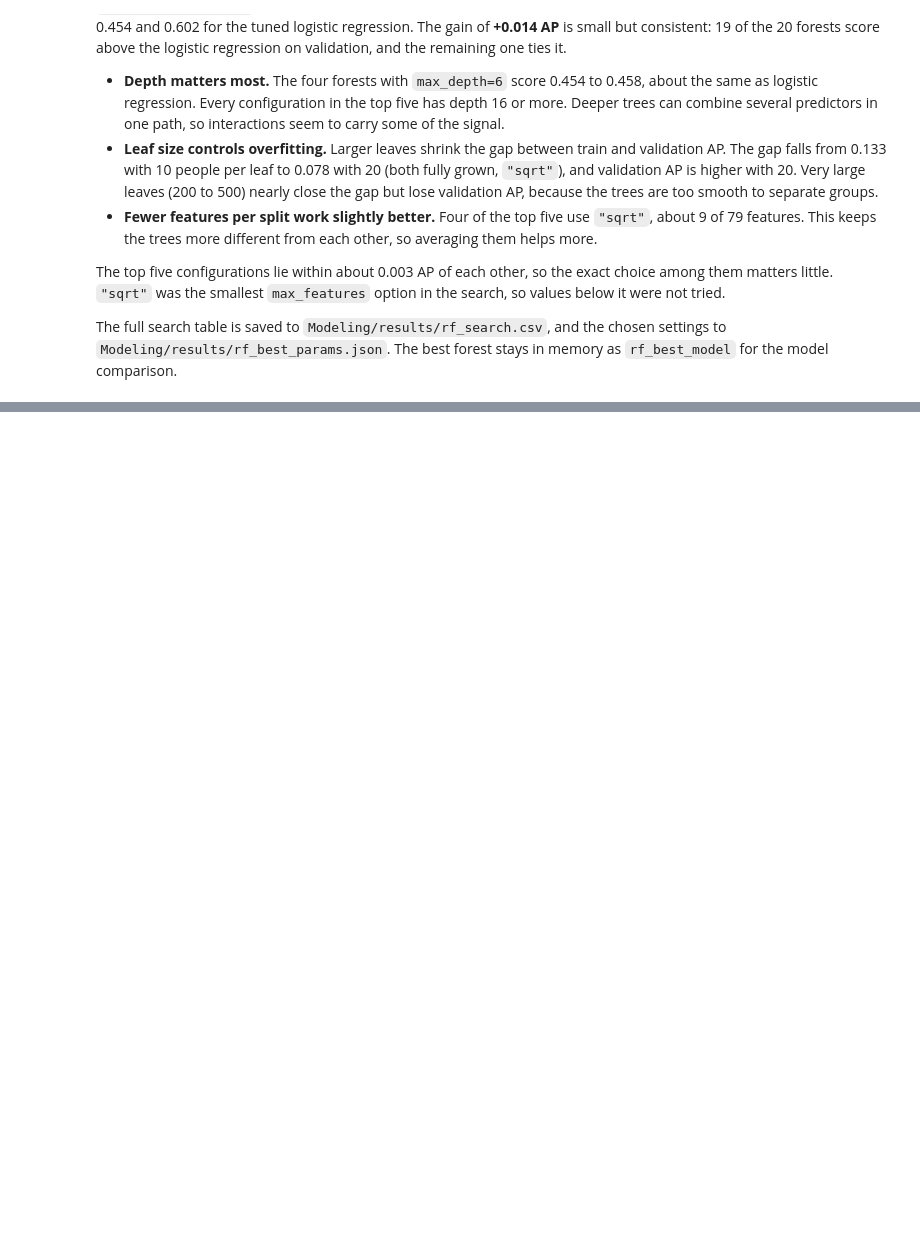
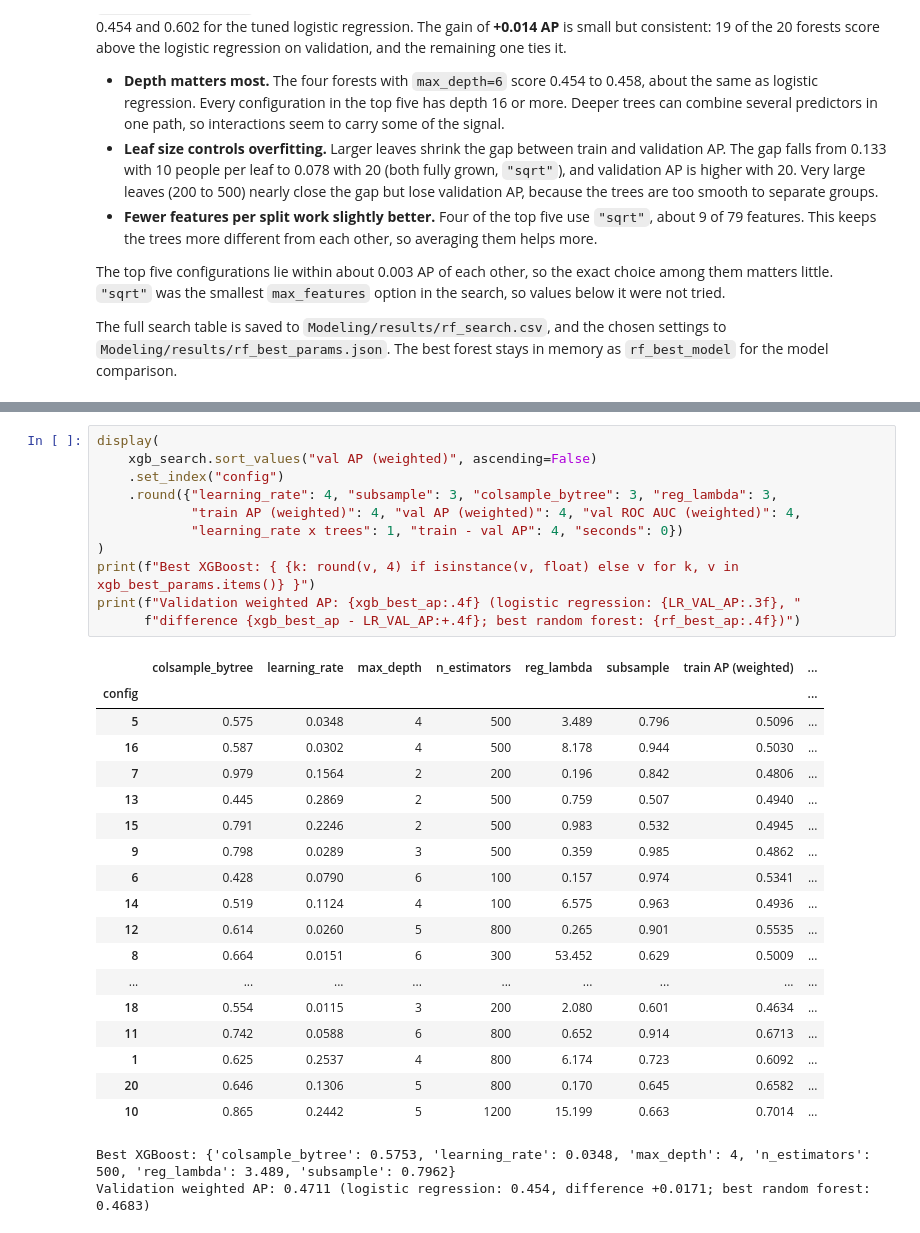
Before and after one commit to jryfeng-lgtm/CIS5450_Final_Project, a Jupyter notebook: Modeling/tree_models.ipynb, the cells around one changed output, grey strips where cells are left out. Saved outputs shown, nothing was run; the diff lists cells and outputs as text; blank space fills up the shorter version.

Commit message:
Add XGBoost randomized search

```diff
--- a/Modeling/tree_models.ipynb
+++ b/Modeling/tree_models.ipynb
@@ -393,0 +494,32 @@ The full search table is saved to `Modeling/results/rf_search.csv`, and the chos
+# %%
+display(
+    xgb_search.sort_values("val AP (weighted)", ascending=False)
+    .set_index("config")
+    .round({"learning_rate": 4, "subsample": 3, "colsample_bytree": 3, "reg_lambda": 3,
+            "train AP (weighted)": 4, "val AP (weighted)": 4, "val ROC AUC (weighted)": 4,
+            "learning_rate x trees": 1, "train - val AP": 4, "seconds": 0})
+)
+print(f"Best XGBoost: { {k: round(v, 4) if isinstance(v, float) else v for k, v in xgb_best_params.items()} }")
+print(f"Validation weighted AP: {xgb_best_ap:.4f} (logistic regression: {LR_VAL_AP:.3f}, "
+      f"difference {xgb_best_ap - LR_VAL_AP:+.4f}; best random forest: {rf_best_ap:.4f})")
+# %% [output]
+|  | colsample_bytree | learning_rate | max_depth | n_estimators | reg_lambda | subsample | train AP (weighted) | ... |
+| config |  |  |  |  |  |  |  | ... |
+| 5 | 0.575 | 0.0348 | 4 | 500 | 3.489 | 0.796 | 0.5096 | ... |
+| 16 | 0.587 | 0.0302 | 4 | 500 | 8.178 | 0.944 | 0.5030 | ... |
+| 7 | 0.979 | 0.1564 | 2 | 200 | 0.196 | 0.842 | 0.4806 | ... |
+| 13 | 0.445 | 0.2869 | 2 | 500 | 0.759 | 0.507 | 0.4940 | ... |
+| 15 | 0.791 | 0.2246 | 2 | 500 | 0.983 | 0.532 | 0.4945 | ... |
+| 9 | 0.798 | 0.0289 | 3 | 500 | 0.359 | 0.985 | 0.4862 | ... |
+| 6 | 0.428 | 0.0790 | 6 | 100 | 0.157 | 0.974 | 0.5341 | ... |
+| 14 | 0.519 | 0.1124 | 4 | 100 | 6.575 | 0.963 | 0.4936 | ... |
+| 12 | 0.614 | 0.0260 | 5 | 800 | 0.265 | 0.901 | 0.5535 | ... |
+| 8 | 0.664 | 0.0151 | 6 | 300 | 53.452 | 0.629 | 0.5009 | ... |
+| ... | ... | ... | ... | ... | ... | ... | ... | ... |
+| 18 | 0.554 | 0.0115 | 3 | 200 | 2.080 | 0.601 | 0.4634 | ... |
+| 11 | 0.742 | 0.0588 | 6 | 800 | 0.652 | 0.914 | 0.6713 | ... |
+| 1 | 0.625 | 0.2537 | 4 | 800 | 6.174 | 0.723 | 0.6092 | ... |
+| 20 | 0.646 | 0.1306 | 5 | 800 | 0.170 | 0.645 | 0.6582 | ... |
+| 10 | 0.865 | 0.2442 | 5 | 1200 | 15.199 | 0.663 | 0.7014 | ... |
+Best XGBoost: {'colsample_bytree': 0.5753, 'learning_rate': 0.0348, 'max_depth': 4, 'n_estimators': 500, 'reg_lambda': 3.489, 'subsample': 0.7962}
+Validation weighted AP: 0.4711 (logistic regression: 0.454, difference +0.0171; best random forest: 0.4683)
```
Also changed, not shown: parts of 4 cells of this notebook, 3 other files.
